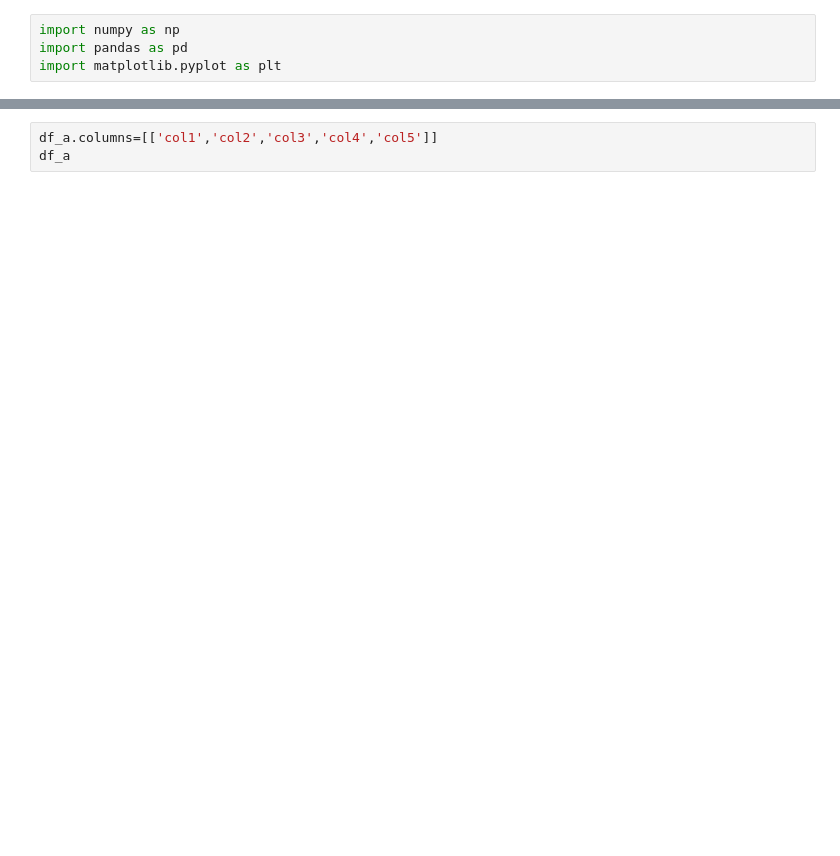
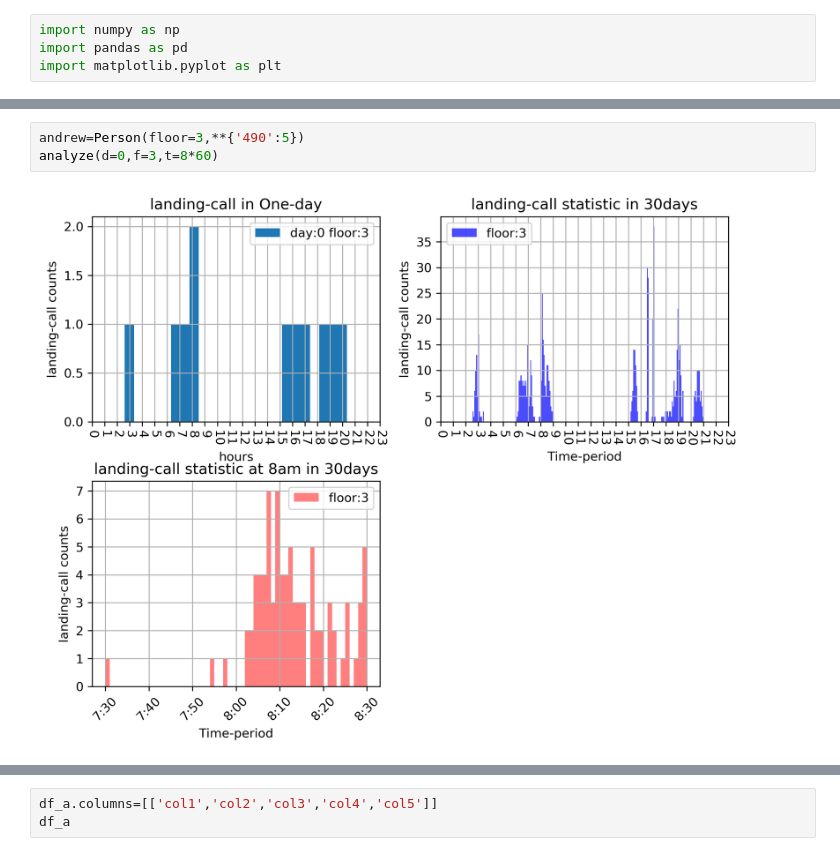
Before and after one commit to zixiang0706/Notes-for-Python, a Jupyter notebook: 03-GenerateData/01-generateData.ipynb, the cells around one changed output, grey strips where cells are left out. Saved outputs shown, nothing was run; the diff lists cells and outputs as text; blank space fills up the shorter version.

```diff
--- a/03-GenerateData/01-generateData.ipynb
+++ b/03-GenerateData/01-generateData.ipynb
@@ -12,3 +141,8 @@ import matplotlib.pyplot as plt
+# %%
+andrew=Person(floor=3,**{'490':5})
+analyze(d=0,f=3,t=8*60)
+# %% [output]
+[figure, added]
 # %%
 a = np.random.standard_normal((9,5))
 a=a.round(6)
```
Also changed, not shown: parts of 11 cells of this notebook.
